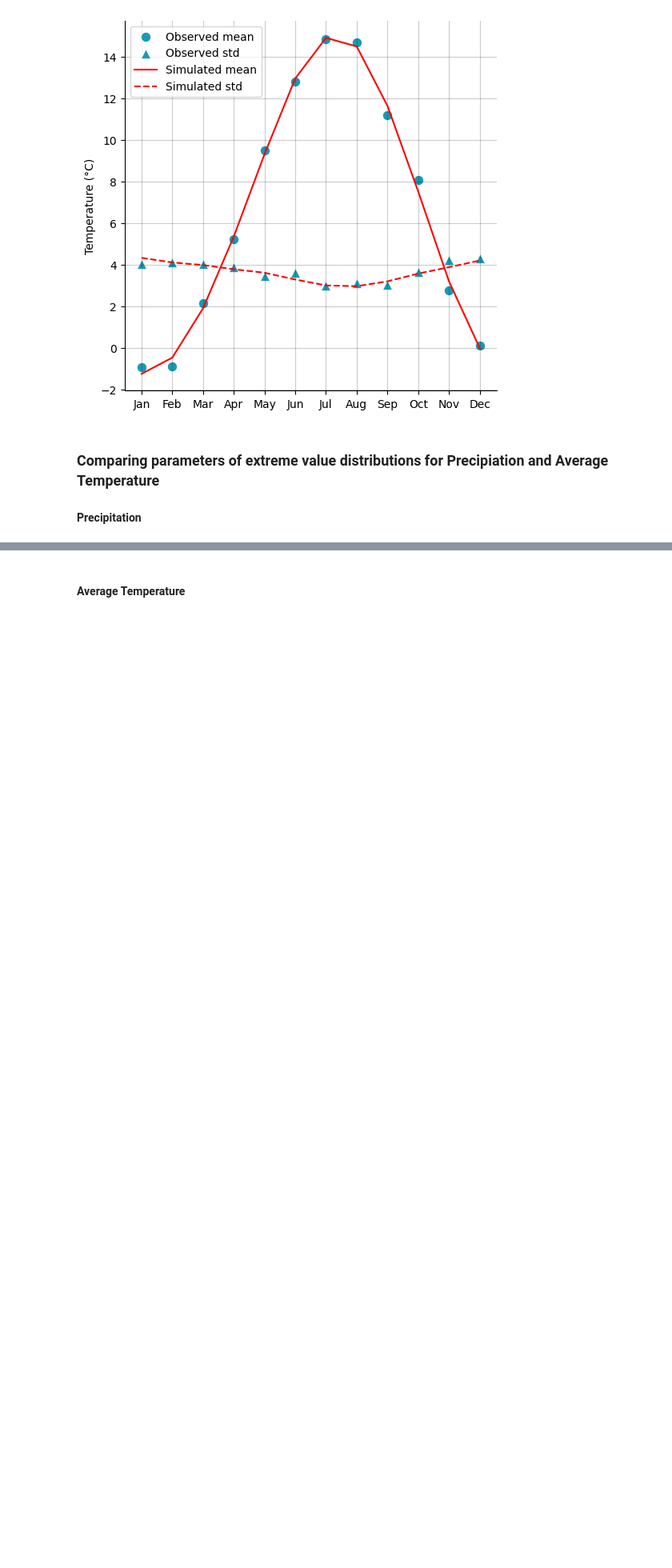
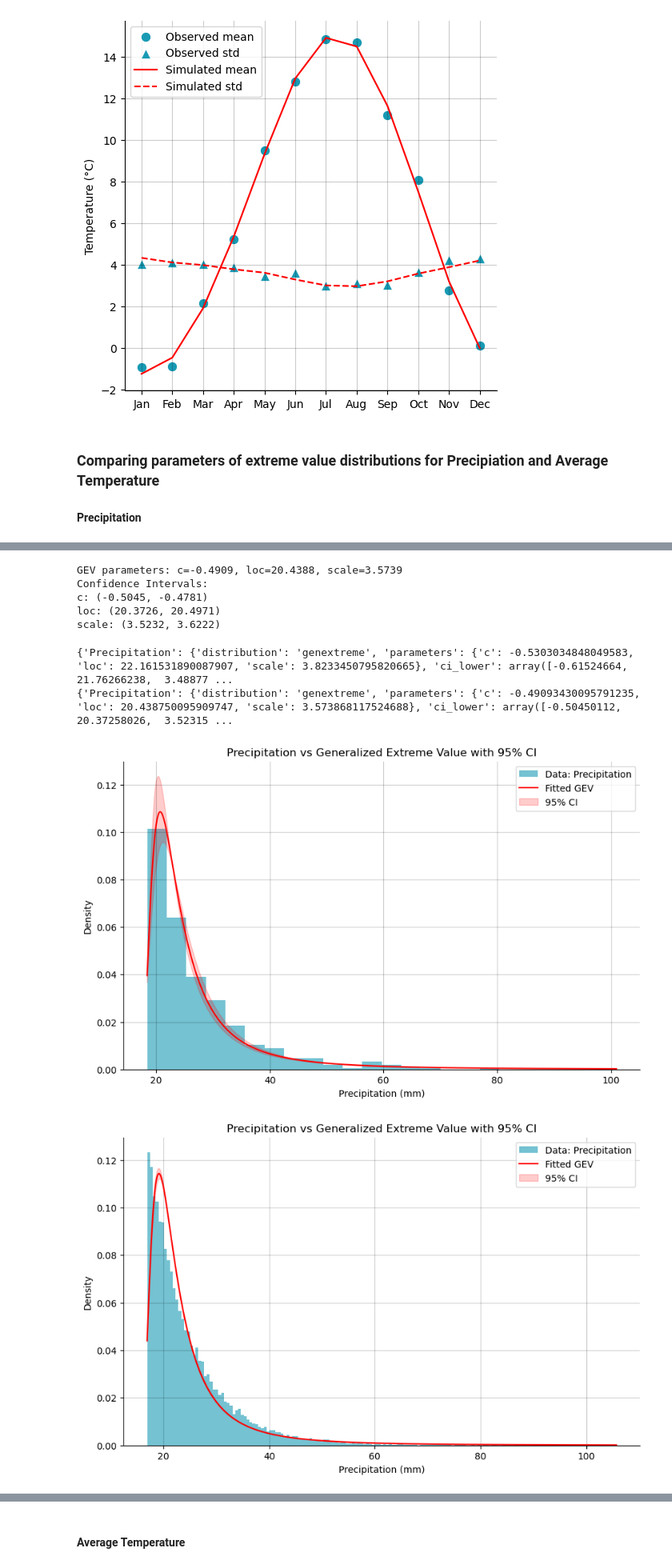
Before and after one commit to CooperBigFoot/climate-impacts, a Jupyter notebook: code/eda.ipynb, the cells around one changed output, grey strips where cells are left out. Shown at 80% size. Drawn from its saved outputs; the diff is of its cells as text; code cells hidden in the pictures; blank space fills up the shorter version.

```diff
--- a/code/eda.ipynb
+++ b/code/eda.ipynb
@@ -130,0 +97,11 @@ params
+# %%
+observed = ClimateExtreme(present_data)
+generated = ClimateExtreme(exp_first_data)
+# %%
+# Cell 1: Fit GEV distribution
+c, loc, scale, ci_lower, ci_upper = observed.fit_genextreme('Precipitation', quantile=0.95, n_bootstrap=1000)
+print(f"GEV parameters: c={c:.4f}, loc={loc:.4f}, scale={scale:.4f}")
+print("Confidence Intervals:")
+print(f"c: ({ci_lower[0]:.4f}, {ci_upper[0]:.4f})")
+print(f"loc: ({ci_lower[1]:.4f}, {ci_upper[1]:.4f})")
+print(f"scale: ({ci_lower[2]:.4f}, {ci_upper[2]:.4f})")
@@ -130,0 +114,25 @@ params
+# %%
+c, loc, scale, ci_lower, ci_upper = generated.fit_genextreme('Precipitation', quantile=0.95, n_bootstrap=100)
+print(f"GEV parameters: c={c:.4f}, loc={loc:.4f}, scale={scale:.4f}")
+print("Confidence Intervals:")
+print(f"c: ({ci_lower[0]:.4f}, {ci_upper[0]:.4f})")
+print(f"loc: ({ci_lower[1]:.4f}, {ci_upper[1]:.4f})")
+print(f"scale: ({ci_lower[2]:.4f}, {ci_upper[2]:.4f})")
+# %% [output]
+GEV parameters: c=-0.4909, loc=20.4388, scale=3.5739
+Confidence Intervals:
+c: (-0.5045, -0.4781)
+loc: (20.3726, 20.4971)
+scale: (3.5232, 3.6222)
+# %%
+print(observed.fit_results)
+print(generated.fit_results)
+# %% [output]
+{'Precipitation': {'distribution': 'genextreme', 'parameters': {'c': -0.5303034848049583, 'loc': 22.161531890087907, 'scale': 3.8233450795820665}, 'ci_lower': array([-0.61524664, 21.76266238,  3.48877 ...
+{'Precipitation': {'distribution': 'genextreme', 'parameters': {'c': -0.49093430095791235, 'loc': 20.438750095909747, 'scale': 3.573868117524688}, 'ci_lower': array([-0.50450112, 20.37258026,  3.52315 ...
+# %%
+observed.plot_fit_and_ci("Precipitation", "mm")
+generated.plot_fit_and_ci("Precipitation", "mm")
+# %% [output]
+[figure, added]
+[figure, added]
```
Also changed, not shown: parts of 15 cells of this notebook, 1 other file.
